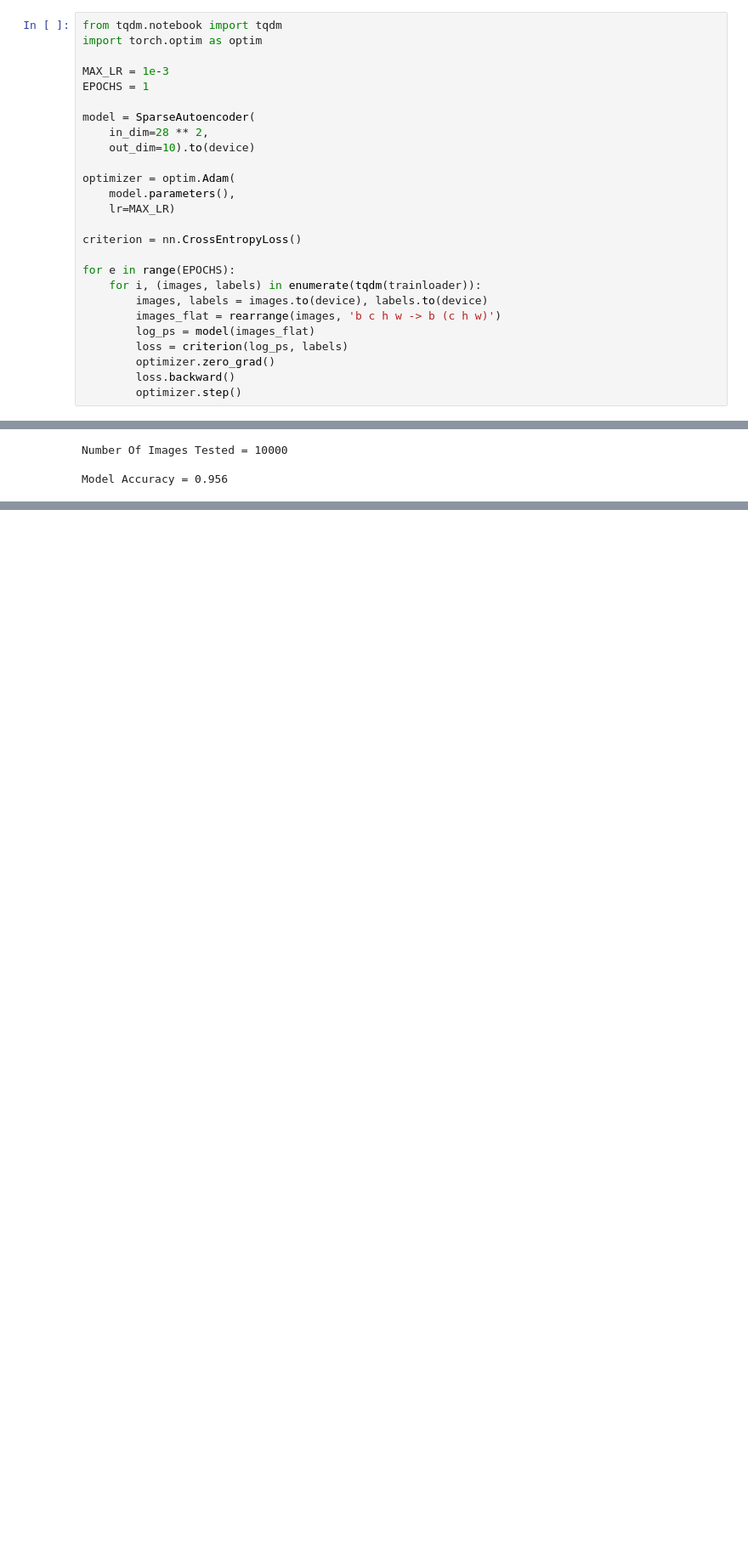
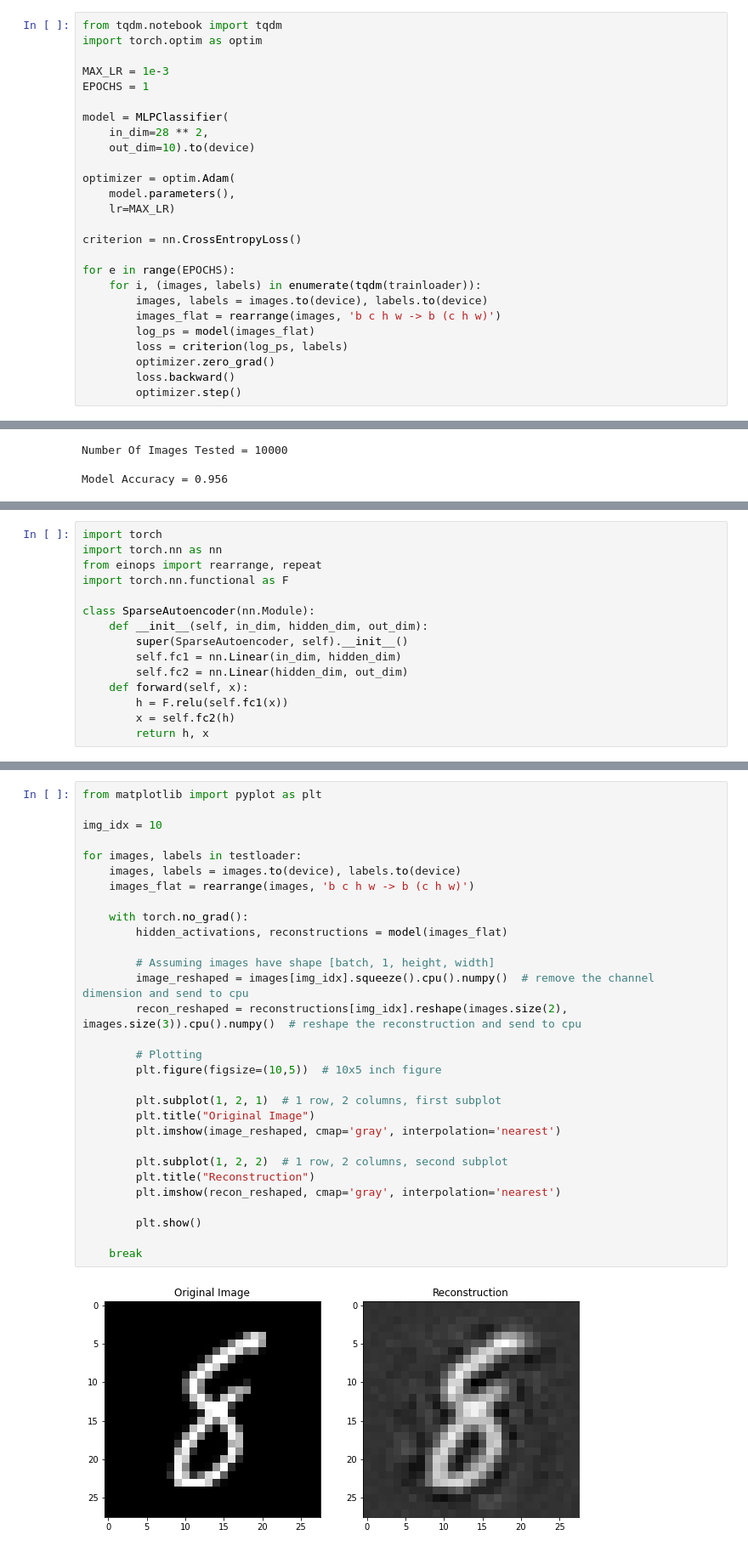
Before and after one commit to MiscellaneousStuff/sparse-autoencoder, a Jupyter notebook: main.ipynb, the cells around one changed output, grey strips where cells are left out. Shown at 85% size. Drawn from its saved outputs; the diff is of its cells as text; blank space fills up the shorter version.

```diff
--- a/main.ipynb
+++ b/main.ipynb
@@ -148,7 +148,7 @@ import torch.optim as optim
 MAX_LR = 1e-3
 EPOCHS = 1
 
-model = SparseAutoencoder(
+model = MLPClassifier(
     in_dim=28 ** 2,
     out_dim=10).to(device)
 
@@ -191,0 +196,15 @@ Model Accuracy = 0.956
+# %%
+import torch
+import torch.nn as nn
+from einops import rearrange, repeat
+import torch.nn.functional as F
+
+class SparseAutoencoder(nn.Module):
+    def __init__(self, in_dim, hidden_dim, out_dim):
+        super(SparseAutoencoder, self).__init__()
+        self.fc1 = nn.Linear(in_dim, hidden_dim)
+        self.fc2 = nn.Linear(hidden_dim, out_dim)
+    def forward(self, x):
+        h = F.relu(self.fc1(x))
+        x = self.fc2(h)
+        return h, x
@@ -191,0 +258,32 @@ Model Accuracy = 0.956
+# %%
+from matplotlib import pyplot as plt
+
+img_idx = 10
+
+for images, labels in testloader:
+    images, labels = images.to(device), labels.to(device)
+    images_flat = rearrange(images, 'b c h w -> b (c h w)')
+
+    with torch.no_grad():
+        hidden_activations, reconstructions = model(images_flat)
+
+        # Assuming images have shape [batch, 1, height, width]
+        image_reshaped = images[img_idx].squeeze().cpu().numpy()  # remove the channel dimension and send to cpu
+        recon_reshaped = reconstructions[img_idx].reshape(images.size(2), images.size(3)).cpu().numpy()  # reshape the reconstruction and send to cpu
+
+        # Plotting
+        plt.figure(figsize=(10,5))  # 10x5 inch figure
+
+        plt.subplot(1, 2, 1)  # 1 row, 2 columns, first subplot
+        plt.title("Original Image")
+        plt.imshow(image_reshaped, cmap='gray', interpolation='nearest')
+
+        plt.subplot(1, 2, 2)  # 1 row, 2 columns, second subplot
+        plt.title("Reconstruction")
+        plt.imshow(recon_reshaped, cmap='gray', interpolation='nearest')
+
+        plt.show()
+
+    break
+# %% [output]
+[figure, added]
```
Also changed, not shown: parts of 12 cells of this notebook, 1 other file.
